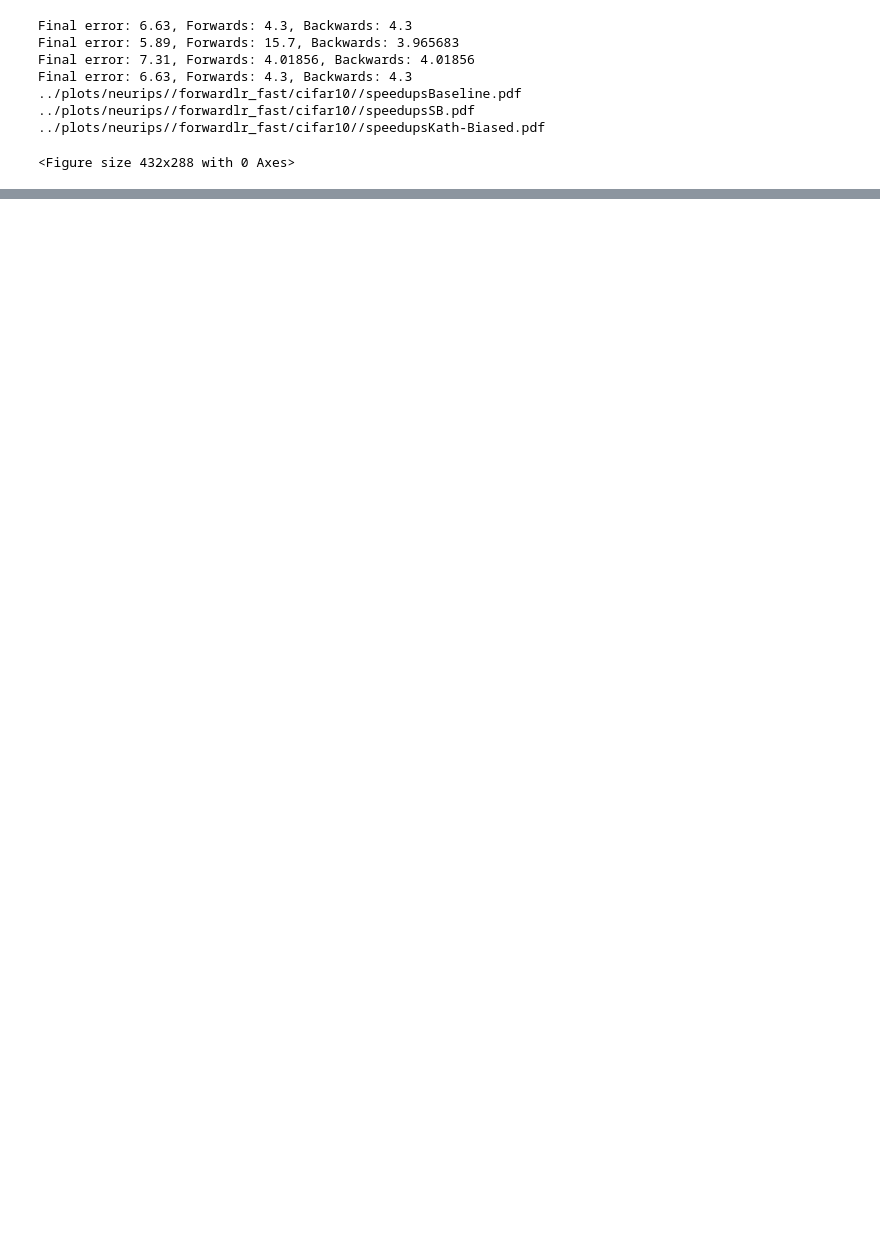
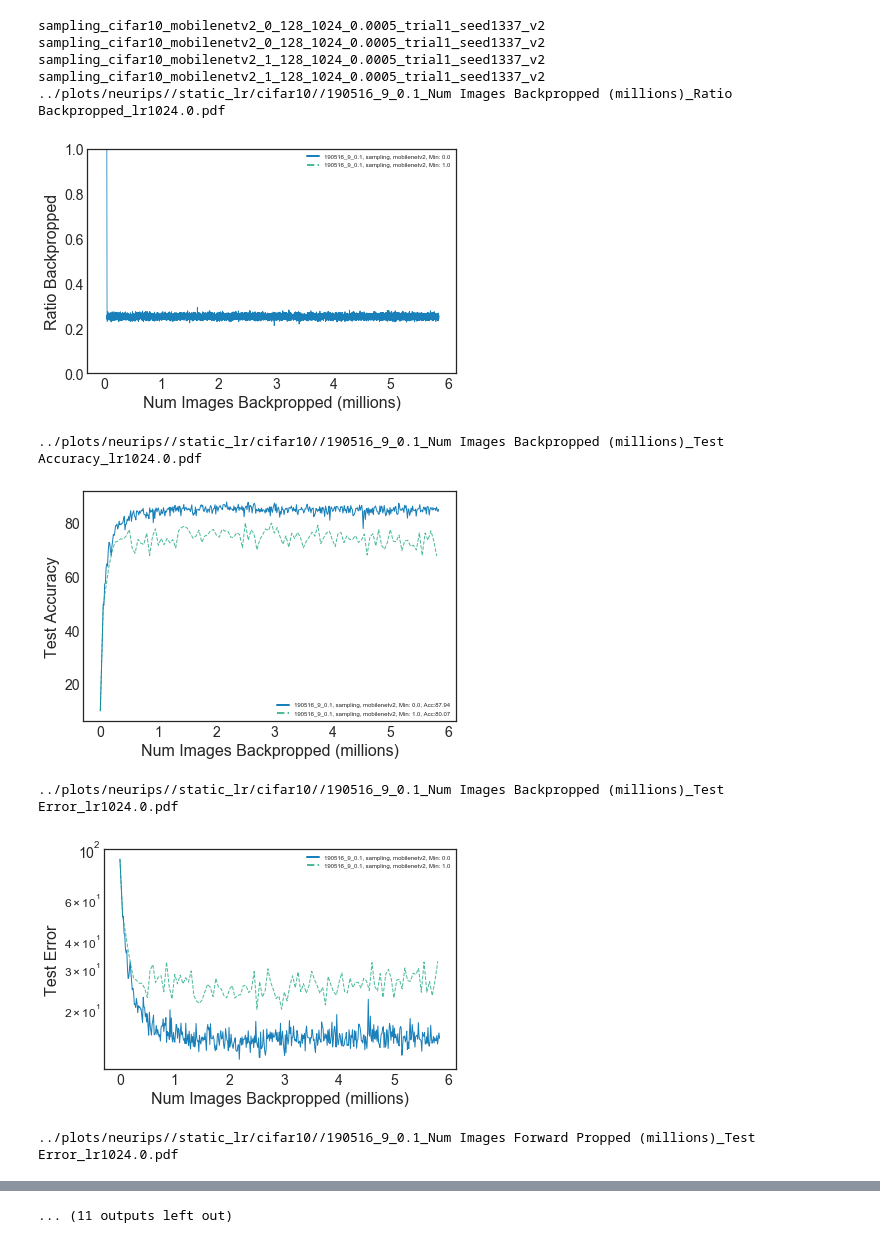
Before and after one commit to angelajiang/bias-in-datasets, a Jupyter notebook: active_learning/ipython/Wall-clock time analysis.ipynb, the cells around one changed output, grey strips where cells are left out. Saved outputs shown, nothing was run; the diff lists cells and outputs as text; code cells hidden in the pictures; blank space fills up the shorter version.

Commit message:
Start to freeze experiment set

```diff
--- a/active_learning/ipython/Wall-clock time analysis.ipynb
+++ b/active_learning/ipython/Wall-clock time analysis.ipynb
@@ -268,11 +268,9 @@ def plot(xs_by_config,
         plt.ylabel(ylabel)
 
     if len(ys_by_config.keys()) > 0:
-        plot_prefix = "{}/{}_{}_{}_lr{}".format(plot_dir,
-                                             config.experiment_name,
-                                             xlabel,
-                                            ylabel,
-                                            config.lr)
+        plot_prefix = "{}/{}_{}".format(plot_dir,
+                                        xlabel,
+                                        ylabel)
         if ylog:
             plt.yscale("log")
         format_plot(xlabel, ylabel)
@@ -595,11 +593,10 @@ def plot_wallclock(plot_dir, target_errors, experimental_names, baseline_name, e
 plot_home_dir = "../plots/neurips/"
 experiment_dir = "../data/output/cifar10/"
 
-for case in [1]:
+for case in [0, 1]:
 
     # StaticLR
     if case == 0:
-        target_errors = range(15, 30)
         plot_dir = "{}/static_lr/cifar10/".format(plot_home_dir)
         if not os.path.exists(plot_dir):
             os.makedirs(plot_dir)
@@ -610,31 +607,11 @@ for case in [1]:
         filenames = ["sampling_cifar10_mobilenetv2_0_128_1024_0.0005_trial1_seed1337_v2",
                      baseline_file]
         candidate_labels = ["SB", "Baseline"]
-
-
-    # Gradual + ForwardLR + Fast
-    if case == 1:
-        target_errors = range(7, 19)
-        plot_dir = "{}/forwardlr_fast/cifar10/".format(plot_home_dir)
-        if not os.path.exists(plot_dir):
-            os.makedirs(plot_dir)
-
-        baseline_file = "sampling_cifar10_mobilenetv2_1_128_1024_0.0005_trial1_seed1337_v2"
-
-        #experiment_names = ["190510_icml", "190510_relative-cubed_cross", "190514_kath_2", "190514_kath_2"]
-        experiment_names = ["190514_2", "190514_2", "190514_2"]
-        filenames = [baseline_file,
-                     "sampling_cifar10_mobilenetv2_0_128_1024_0.0005_trial1_seed1337_v2",
-                     "kath-biased_cifar10_mobilenetv2_1_128_512_0.0005_trial1_seed1337_v2",
-                    ]
-        candidate_labels = ["Baseline",
-                            "SB",
-                            "Kath-Biased",
-                           ]
+        run_speedup_analysis = False
 
 
     # Gradual + ForwardLR + Slow
-    if case == 2:
+    if case == 1:
         target_errors = range(11, 22)
         plot_dir = "{}/forwardlr_slow/cifar10/".format(plot_home_dir)
         if not os.path.exists(plot_dir):
@@ -652,42 +629,45 @@ for case in [1]:
                             "SB",
                             "Top-K",
                             "Kath-Biased",
                            ]
+        run_speedup_analysis = True
 
     experimental_filepaths = []
     experimental_labels = []
     baseline_filepath = None
 
-    if False:
+    if True:
         plot_experiments(list(set(experiment_names)),
                          experiment_dir,
                          plot_dir,
                          nets=["mobilenetv2"],
-                         trials=[1],
-                         target_errors = target_errors)
-    if True:
+                         trials=[1])
+    if run_speedup_analysis:
         for experiment_name, filename, experimental_label in zip(experiment_names, filenames, candidate_labels):
             filedir = os.path.join(experiment_dir, experiment_name)
             filepath = os.path.join(filedir, filename)
             experimental_filepaths.append(filepath)
             experimental_labels.append(experimental_label)
 
         experiment_name = experiment_names[0]
         filepath = os.path.join(experiment_dir,
                                 experiment_name,
                                 baseline_file)
 
         baseline_filepath = filepath
 
         max_alpha = 10
         final_bps = 4.3
         plot_wallclock(plot_dir, target_errors, experimental_filepaths, baseline_filepath, experimental_labels, final_bps, max_alpha)
 # %% [output]
-Final error: 6.63, Forwards: 4.3, Backwards: 4.3
-Final error: 5.89, Forwards: 15.7, Backwards: 3.965683
-Final error: 7.31, Forwards: 4.01856, Backwards: 4.01856
-Final error: 6.63, Forwards: 4.3, Backwards: 4.3
-../plots/neurips//forwardlr_fast/cifar10//speedupsBaseline.pdf
-../plots/neurips//forwardlr_fast/cifar10//speedupsSB.pdf
-../plots/neurips//forwardlr_fast/cifar10//speedupsKath-Biased.pdf
+sampling_cifar10_mobilenetv2_0_128_1024_0.0005_trial1_seed1337_v2
+sampling_cifar10_mobilenetv2_0_128_1024_0.0005_trial1_seed1337_v2
+sampling_cifar10_mobilenetv2_1_128_1024_0.0005_trial1_seed1337_v2
+sampling_cifar10_mobilenetv2_1_128_1024_0.0005_trial1_seed1337_v2
+../plots/neurips//static_lr/cifar10//190516_9_0.1_Num Images Backpropped (millions)_Ratio Backpropped_lr1024.0.pdf
+[figure, added]
-<Figure size 432x288 with 0 Axes>
+../plots/neurips//static_lr/cifar10//190516_9_0.1_Num Images Backpropped (millions)_Test Accuracy_lr1024.0.pdf
+[figure, added]
+../plots/neurips//static_lr/cifar10//190516_9_0.1_Num Images Backpropped (millions)_Test Error_lr1024.0.pdf
+[figure, added]
+../plots/neurips//static_lr/cifar10//190516_9_0.1_Num Images Forward Propped (millions)_Test Error_lr1024.0.pdf
@@ -694,3 +689,4 @@ Final error: 6.63, Forwards: 4.3, Backwards: 4.3
+... (11 outputs left out)
 # %%
 # MNIST
 
```
Also changed, not shown: parts of 5 cells of this notebook.
